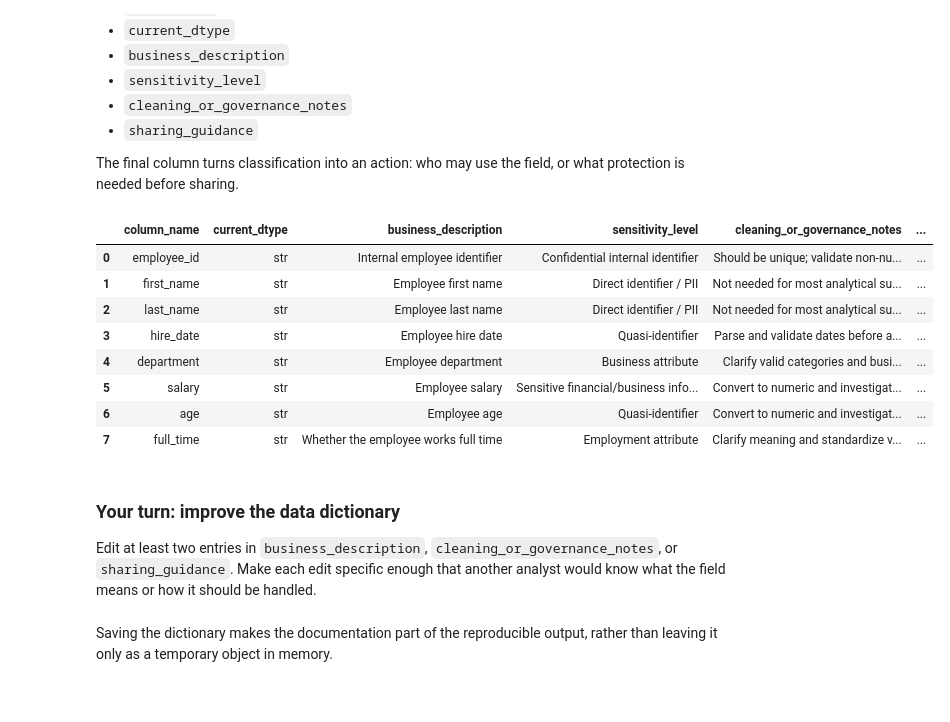
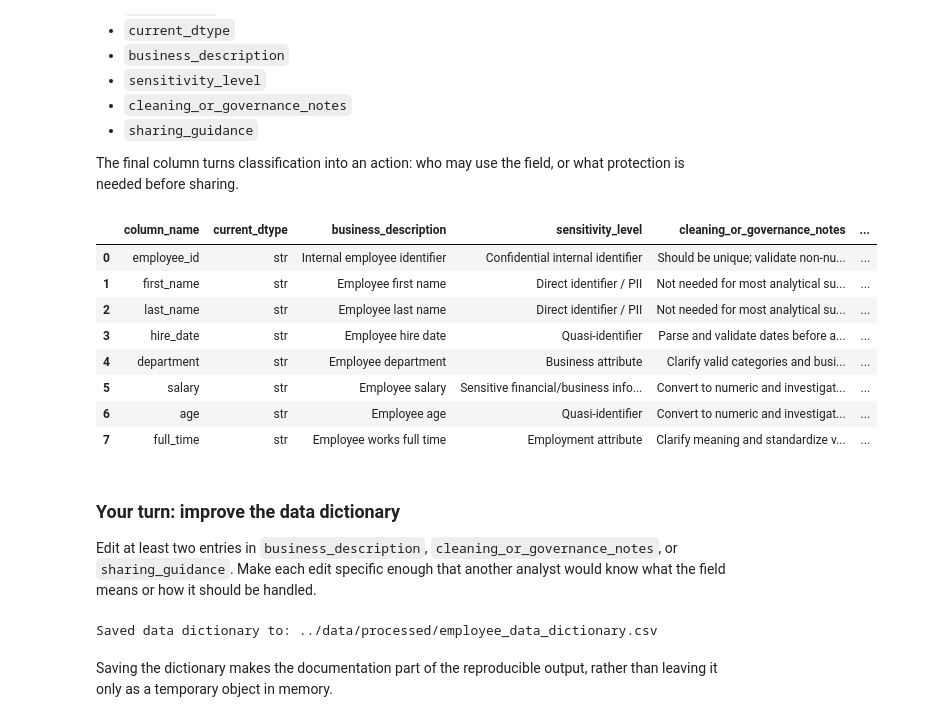
Before and after one commit to Microdrig1/BAN6003week3-4-MERodriguez, a Jupyter notebook: notebooks/week4_github_repro_governance_lab.ipynb, the cells around one changed output. Drawn from its saved outputs; the diff is of its cells as text; code cells hidden in the pictures.

```diff
--- a/notebooks/week4_github_repro_governance_lab.ipynb
+++ b/notebooks/week4_github_repro_governance_lab.ipynb
@@ -181,7 +189,7 @@ data_dictionary = pd.DataFrame({
         "Employee department",
         "Employee salary",
         "Employee age",
-        "Whether the employee works full time"
+        "Employee works full time"
     ],
     "sensitivity_level": [
         "Confidential internal identifier",
@@ -197,35 +205,35 @@ data_dictionary = pd.DataFrame({
         "Should be unique; validate non-numeric and duplicate values",
         "Not needed for most analytical summaries",
         "Not needed for most analytical summaries",
         "Parse and validate dates before analysis",
         "Clarify valid categories and business definitions",
         "Convert to numeric and investigate missing or invalid values",
         "Convert to numeric and investigate impossible values",
         "Clarify meaning and standardize valid values"
     ],
-    "sharing_guidance": [
+    "action_steps": [
         "Restrict to authorized users who need record-level traceability",
         "Remove unless the approved purpose requires a name",
         "Remove unless the approved purpose requires a name",
         "Generalize or remove for broad sharing",
         "Review disclosure risk when combined with other fields",
         "Restrict access; aggregate for broad audiences",
         "Group into ranges or remove for broad sharing",
         "Use only when relevant to the approved purpose"
     ]
 })
 
 data_dictionary
 # %% [output]
 |  | column_name | current_dtype | business_description | sensitivity_level | cleaning_or_governance_notes | ... |
 | 0 | employee_id | str | Internal employee identifier | Confidential internal identifier | Should be unique; validate non-nu... | ... |
 | 1 | first_name | str | Employee first name | Direct identifier / PII | Not needed for most analytical su... | ... |
 | 2 | last_name | str | Employee last name | Direct identifier / PII | Not needed for most analytical su... | ... |
 | 3 | hire_date | str | Employee hire date | Quasi-identifier | Parse and validate dates before a... | ... |
 | 4 | department | str | Employee department | Business attribute | Clarify valid categories and busi... | ... |
 | 5 | salary | str | Employee salary | Sensitive financial/business info... | Convert to numeric and investigat... | ... |
 | 6 | age | str | Employee age | Quasi-identifier | Convert to numeric and investigat... | ... |
-| 7 | full_time | str | Whether the employee works full time | Employment attribute | Clarify meaning and standardize v... | ... |
+| 7 | full_time | str | Employee works full time | Employment attribute | Clarify meaning and standardize v... | ... |
 # %% [markdown]
 ### Your turn: improve the data dictionary
 
@@ -241,6 +252,8 @@ Edit at least two entries in `business_description`, `cleaning_or_governance_not
 dictionary_output_path = PROCESSED_DATA_DIR / "employee_data_dictionary.csv"
 data_dictionary.to_csv(dictionary_output_path, index=False)
 print("Saved data dictionary to:", dictionary_output_path)
+# %% [output]
+Saved data dictionary to: ../data/processed/employee_data_dictionary.csv
 # %% [markdown]
 Saving the dictionary makes the documentation part of the reproducible output, rather than leaving it only as a temporary object in memory.
 # %% [markdown]
```
Also changed, not shown: parts of 8 cells of this notebook, 1 other file.
